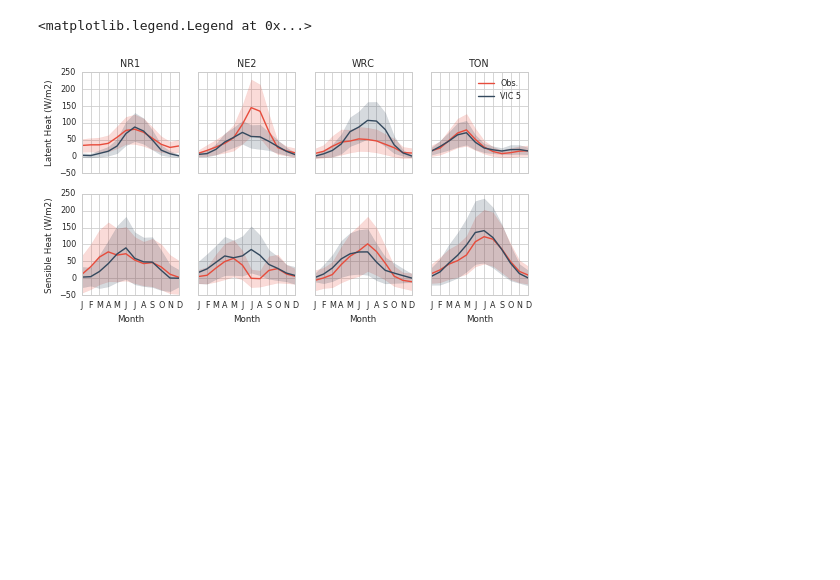
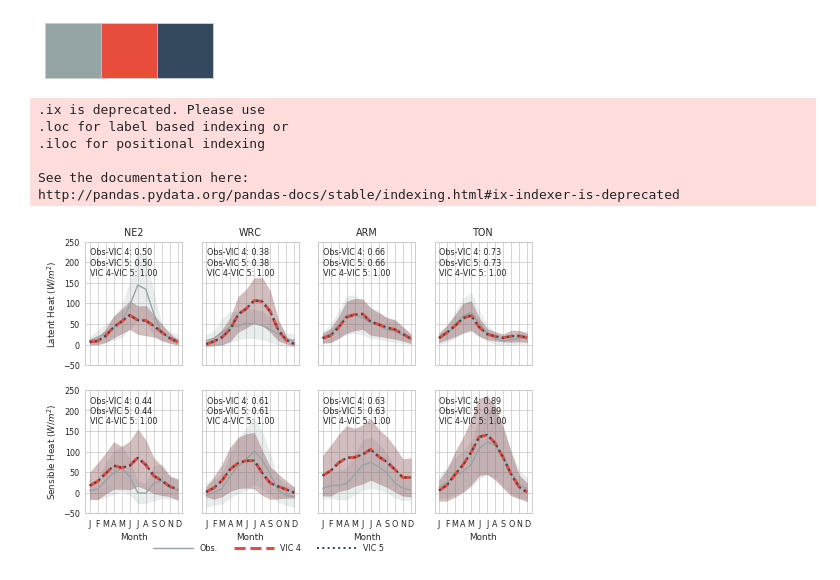
Before and after one commit to jhamman/VIC5_paper, a Jupyter notebook: notebooks/VIC5_test_data_summary.ipynb, the cells around one changed output. Drawn from its saved outputs; the diff is of its cells as text; code cells hidden in the pictures; blank space fills up the shorter version.

```diff
--- a/notebooks/VIC5_test_data_summary.ipynb
+++ b/notebooks/VIC5_test_data_summary.ipynb
@@ -374,44 +400,86 @@ for var, title in [('OUT_LATENT', 'Latent Heat'), ('OUT_SENSIBLE', 'Sensible Hea
+# %%
+def calc_stats(obs, models):
+    out = {}
+    for m, data in models.items():
+        key = 'Obs-%s' % m
+        out[key] = r2(*obs.dropna().align(data, join='inner'))
+
+    assert len(models) == 2
+    mod_corrs = pd.DataFrame(models).corr()
+    key = '%s-%s' % tuple(mod_corrs.keys())
+    out[key] = mod_corrs.values[1, 0]
+
+
+
+    return out
+
+
+def stat_text(stats):
+    return '\n'.join(["%s: %0.2f" % (key, stat) for key, stat in stats.items()])
+# %%
+colors = ["#95a5a6", "#e74c3c", "#34495e"]
+sns.palplot(sns.color_palette(colors))
+# %% [output]
+[figure, added]
 # %%
 n = 4
-top_n = (obs_df - vic5_df).notnull().sum().sort_values(ascending=False).ix[:n].index
+top_n = (obs_df - vic5_df).notnull().sum().sort_values(ascending=False).ix[1:n+1].index
 
-fig, axes = plt.subplots(2, n, sharex=True, sharey=True, figsize=(8, 4))
+fig, axes = plt.subplots(2, n, sharex=True, sharey=True, figsize=(8, 5))
 
-
-for i, (var, title) in enumerate([('OUT_LATENT', 'Latent Heat (W/m2)'), ('OUT_SENSIBLE', 'Sensible Heat (W/m2)')]):
+for i, (var, title) in enumerate([('OUT_LATENT', 'Latent Heat ($W/m^2$)'), ('OUT_SENSIBLE', 'Sensible Heat ($W/m^2$)')]):
     obs_df = pd.DataFrame({k: clean_keys(df)[var] for k, df in obs_data.items()})
     vic5_df = pd.DataFrame({k: clean_keys(df)[var] for k, df in vic5_data.items()})
     vic4_df = pd.DataFrame({k: clean_keys(df)[var] for k, df in vic4_data.items()})
 
     for j, site in enumerate(top_n):
         obs = obs_df[site]
-        mod = vic5_df[site]
+        mod4 = vic4_df[site]
+        mod5 = vic5_df[site]
 
         ax = axes[i, j]
         og = obs.groupby(lambda x: x.month)
         mean = og.mean()
-        mean.plot(ax=ax, c=colors[1], label='Obs.')
+        mean.plot(ax=ax, c=colors[0], label='Obs.')
         std = og.std()
-        ax.fill_between(std.index, mean - 0.5*std, mean + 0.5*std, color=colors[1], alpha=0.2)
+        ax.fill_between(std.index, mean - 0.5*std, mean + 0.5*std, color=colors[0], alpha=0.2)
 
-        mg = mod.groupby(lambda x: x.month)
-        mean = mg.mean()
-        mean.plot(ax=ax, c=colors[2], label='VIC 5')
-        std = mg.std()
-        ax.fill_between(std.index, mean - 0.5*std, mean + 0.5*std, color=colors[2], alpha=0.2)
+        performance_stats = calc_stats(obs, {'VIC 4': mod4, 'VIC 5': mod5})
+        formatted_stats = stat_text(performance_stats)
+        ax.text(0.05, 0.95,
+            formatted_stats,
+            transform=ax.transAxes,
+            fontsize=8, va='top', ha='left', zorder=100,
+            bbox=dict(boxstyle='square', facecolor='none', alpha=1, lw=0))
+
+        for k, (mod, label, color, ls, lw) in enumerate([(mod4, 'VIC 4', colors[1], '--', 3), (mod5, 'VIC 5', colors[2], ':', 2)]):
+            mg = mod.groupby(lambda x: x.month)
+            mean = mg.mean()
+            mean.plot(ax=ax, c=color, label=label, ls=ls, lw=lw)
+            std = mg.std()
+            ax.fill_between(std.index, mean - 0.5*std, mean + 0.5*std, color=color, alpha=0.2)
 
         ax.set_ylabel(title)
 
         axes[1, j].set_xlabel("Month")
 
         axes[0, j].set_title(site_names[site])
 
         ax.set_xticks(np.arange(1, 13))
         ax.set_xticklabels(['J', 'F', 'M', 'A', 'M', 'J', 'J', 'A', 'S', 'O', 'N', 'D'])
+        ax.set_ylim(-50, 250)
 
-axes[0, -1].legend()
+axes[-1, -1].legend(bbox_to_anchor=(0, 0, 0.65, .05),
+                    bbox_transform=plt.gcf().transFigure,
+                    borderaxespad=0., ncol=3,
+                    handlelength=5)
 
-fig.savefig('../figs/VIC_science_tests_')
+fig.savefig('../figs/VIC_science_tests_fluxes.png', dpi=300)
 # %% [output]
-<matplotlib.legend.Legend at 0x...>
+.ix is deprecated. Please use
+.loc for label based indexing or
+.iloc for positional indexing
+
+See the documentation here:
+http://pandas.pydata.org/pandas-docs/stable/indexing.html#ix-indexer-is-deprecated
-[figure, old version]
+[figure, new version]
```
Also changed, not shown: parts of 7 cells of this notebook, 4 other files.
